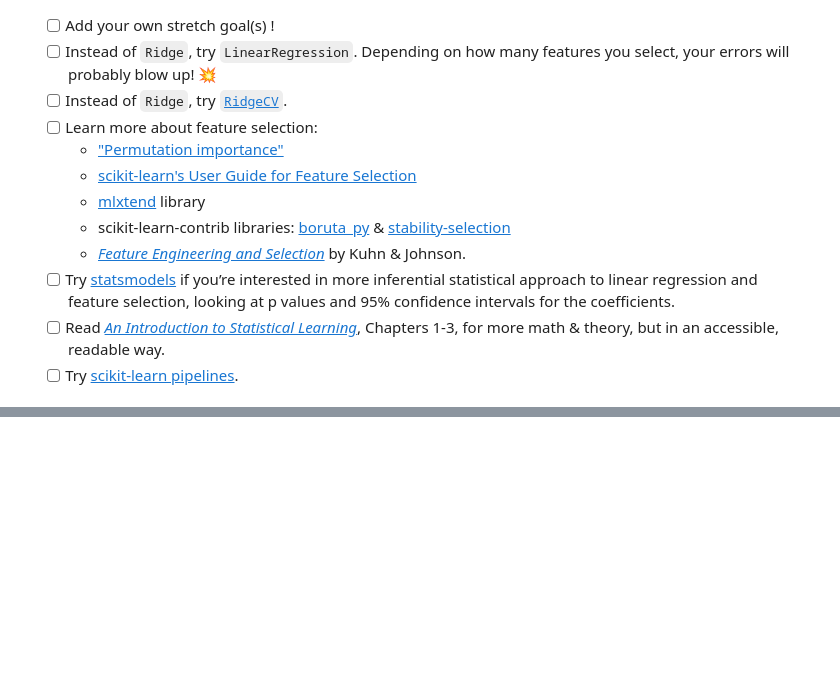
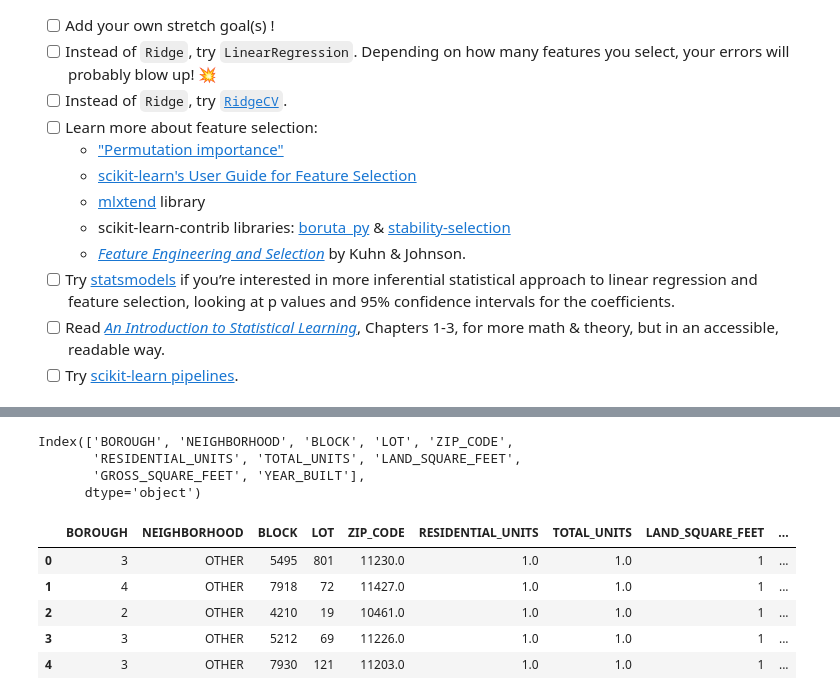
Before and after one commit to bloominstituteoftechnology/DS-Unit-2-Linear-Models, a Jupyter notebook: module3-ridge-regression/LS_DS_213_assignment.ipynb, the cells around one changed output, grey strips where cells are left out. Cells and saved outputs as stored; diff of their text form; code cells hidden in the pictures; blank space fills up the shorter version.

```diff
--- a/module3-ridge-regression/LS_DS_213_assignment.ipynb
+++ b/module3-ridge-regression/LS_DS_213_assignment.ipynb
@@ -91,0 +154,14 @@ df.loc[~df['NEIGHBORHOOD'].isin(top10), 'NEIGHBORHOOD'] = 'OTHER'
+# %%
+target = 'SALE_PRICE'
+high_cardinality_or_drop = ['BUILDING_CLASS_CATEGORY', 'TAX_CLASS_AT_PRESENT',
+                            'BUILDING_CLASS_AT_PRESENT', 'ADDRESS',
+                            'APARTMENT_NUMBER', 'EASE-MENT', 'COMMERCIAL_UNITS',
+                            'TAX_CLASS_AT_TIME_OF_SALE', 'SALE_YEAR', 'SALE_MONTH',
+                            'SALE_DATE', 'BUILDING_CLASS_AT_TIME_OF_SALE' ]
+features = train.columns.drop([target] + high_cardinality_or_drop)
+features
+# %% [output]
+Index(['BOROUGH', 'NEIGHBORHOOD', 'BLOCK', 'LOT', 'ZIP_CODE',
+       'RESIDENTIAL_UNITS', 'TOTAL_UNITS', 'LAND_SQUARE_FEET',
+       'GROSS_SQUARE_FEET', 'YEAR_BUILT'],
+      dtype='object')
@@ -91,0 +173,9 @@ df.loc[~df['NEIGHBORHOOD'].isin(top10), 'NEIGHBORHOOD'] = 'OTHER'
+# %%
+X_train.head()
+# %% [output]
+|  | BOROUGH | NEIGHBORHOOD | BLOCK | LOT | ZIP_CODE | RESIDENTIAL_UNITS | TOTAL_UNITS | LAND_SQUARE_FEET | ... |
+| 0 | 3 | OTHER | 5495 | 801 | 11230.0 | 1.0 | 1.0 | 1 | ... |
+| 1 | 4 | OTHER | 7918 | 72 | 11427.0 | 1.0 | 1.0 | 1 | ... |
+| 2 | 2 | OTHER | 4210 | 19 | 10461.0 | 1.0 | 1.0 | 1 | ... |
+| 3 | 3 | OTHER | 5212 | 69 | 11226.0 | 1.0 | 1.0 | 1 | ... |
+| 4 | 3 | OTHER | 7930 | 121 | 11203.0 | 1.0 | 1.0 | 1 | ... |
```
Also changed, not shown: parts of 24 cells of this notebook.
